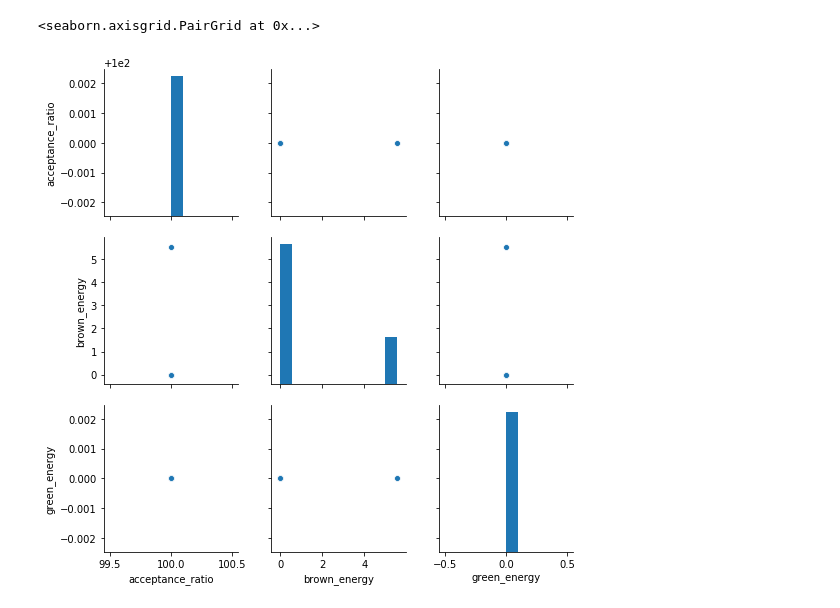
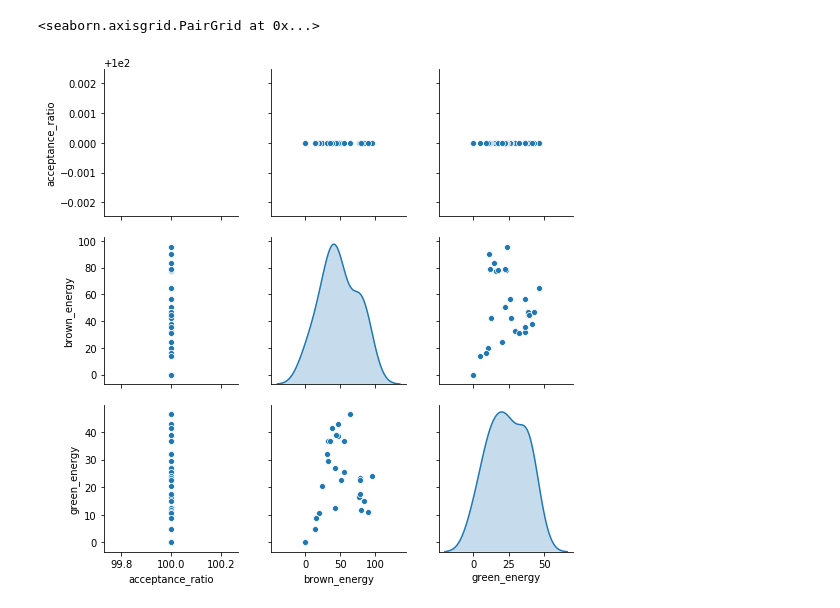
Before and after one commit to mfbari/esso, a Jupyter notebook: plots/plot_simulation_results.ipynb, the cells around one changed output. Saved outputs shown, nothing was run; the diff lists cells and outputs as text; code cells hidden in the pictures.

```diff
--- a/plots/plot_simulation_results.ipynb
+++ b/plots/plot_simulation_results.ipynb
@@ -2,7 +2,7 @@
 import pandas as pd
 import seaborn as sns
 # %%
-sim_df = pd.read_csv('h_set0/sim_data.csv', index_col='timeslot')
+sim_df = pd.read_csv('../runs/h_13129_0.5_0.03/sim_data.csv', index_col='timeslot')
 # %%
 sim_df.head()
 # %% [output]
@@ -15,5 +16,5 @@ sim_df.head()
 # %%
-sns.pairplot(sim_df[['acceptance_ratio', 'brown_energy', 'green_energy']])
+sns.pairplot(sim_df[['acceptance_ratio', 'brown_energy', 'green_energy']],diag_kind='kde')
 # %% [output]
 <seaborn.axisgrid.PairGrid at 0x...>
-[figure, old version]
+[figure, new version]
```
Also changed, not shown: parts of 1 cell of this notebook.
